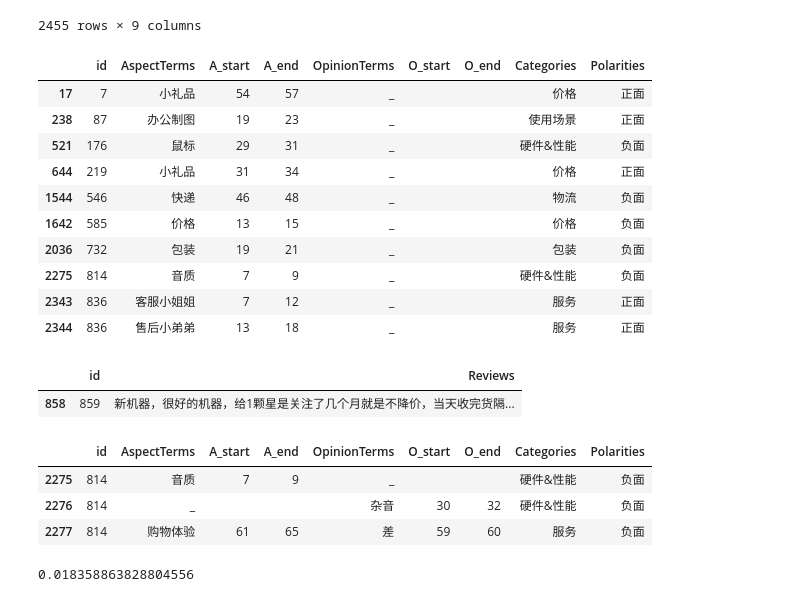
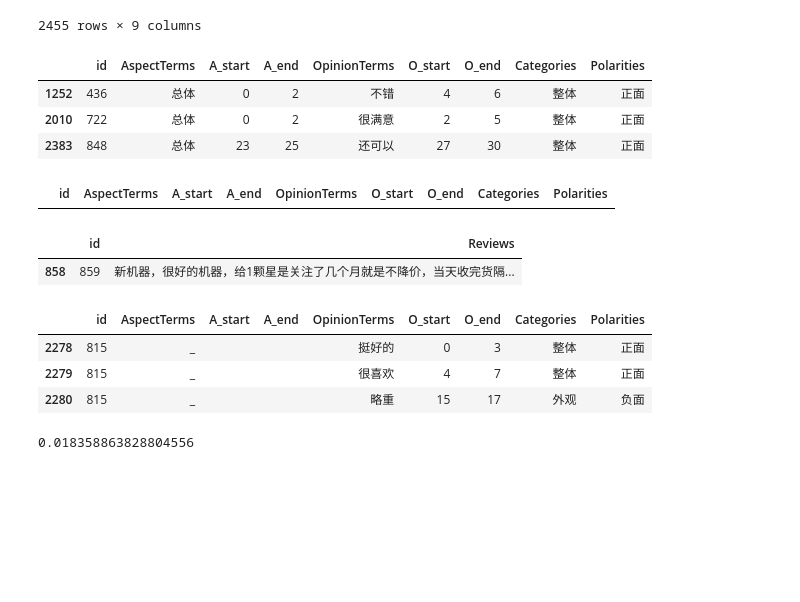
Before and after one commit to zhusleep/comments_miner, a Jupyter notebook: EDA.ipynb, the cells around one changed output. Saved outputs shown, nothing was run; the diff lists cells and outputs as text; code cells hidden in the pictures; blank space fills up the shorter version.

```diff
--- a/EDA.ipynb
+++ b/EDA.ipynb
@@ -10,5 +13,5 @@ labels = pd.read_csv('TRAIN/Train_laptop_labels.csv')
 # %%
-labels = pd.read_csv('TRAIN/Train_makeup_labels.csv')
+train2 = pd.read_csv('TRAIN/Train_reviews.csv')
 # %%
 labels.shape
 # %% [output]
@@ -137,31 +140,28 @@ for index, row in train.iterrows():
         train_dict[row['id']] = row['Reviews']
 label_group = labels.groupby(['id','AspectTerms'],as_index=False)['Categories'].count()
 # %%
-labels[(labels.AspectTerms!='_')&(labels.OpinionTerms=='_')]
+labels[(labels.AspectTerms=='总体')]#&(labels.OpinionTerms=='_')]
 # %% [output]
 |  | id | AspectTerms | A_start | A_end | OpinionTerms | O_start | O_end | Categories | Polarities |
-| 17 | 7 | 小礼品 | 54 | 57 | _ |  |  | 价格 | 正面 |
-| 238 | 87 | 办公制图 | 19 | 23 | _ |  |  | 使用场景 | 正面 |
-| 521 | 176 | 鼠标 | 29 | 31 | _ |  |  | 硬件&性能 | 负面 |
-| 644 | 219 | 小礼品 | 31 | 34 | _ |  |  | 价格 | 正面 |
-| 1544 | 546 | 快递 | 46 | 48 | _ |  |  | 物流 | 负面 |
-| 1642 | 585 | 价格 | 13 | 15 | _ |  |  | 价格 | 负面 |
-| 2036 | 732 | 包装 | 19 | 21 | _ |  |  | 包装 | 负面 |
-| 2275 | 814 | 音质 | 7 | 9 | _ |  |  | 硬件&性能 | 负面 |
-| 2343 | 836 | 客服小姐姐 | 7 | 12 | _ |  |  | 服务 | 正面 |
-| 2344 | 836 | 售后小弟弟 | 13 | 18 | _ |  |  | 服务 | 正面 |
+| 1252 | 436 | 总体 | 0 | 2 | 不错 | 4 | 6 | 整体 | 正面 |
+| 2010 | 722 | 总体 | 0 | 2 | 很满意 | 2 | 5 | 整体 | 正面 |
+| 2383 | 848 | 总体 | 23 | 25 | 还可以 | 27 | 30 | 整体 | 正面 |
+# %%
+labels_makeup[(labels_makeup.OpinionTerms=='总体感觉')]
+# %% [output]
+|  | id | AspectTerms | A_start | A_end | OpinionTerms | O_start | O_end | Categories | Polarities |
 # %%
 train[train.id==859]
 # %% [output]
 |  | id | Reviews |
 | 858 | 859 | 新机器，很好的机器，给1颗星是关注了几个月就是不降价，当天收完货隔... |
 # %%
-labels[labels.id==814]
+labels[labels.id==815]
 # %% [output]
 |  | id | AspectTerms | A_start | A_end | OpinionTerms | O_start | O_end | Categories | Polarities |
-| 2275 | 814 | 音质 | 7 | 9 | _ |  |  | 硬件&性能 | 负面 |
-| 2276 | 814 | _ |  |  | 杂音 | 30 | 32 | 硬件&性能 | 负面 |
-| 2277 | 814 | 购物体验 | 61 | 65 | 差 | 59 | 60 | 服务 | 负面 |
+| 2278 | 815 | _ |  |  | 挺好的 | 0 | 3 | 整体 | 正面 |
+| 2279 | 815 | _ |  |  | 很喜欢 | 4 | 7 | 整体 | 正面 |
+| 2280 | 815 | _ |  |  | 略重 | 15 | 17 | 外观 | 负面 |
 # %%
 labels[(labels.AspectTerms!='_')&(labels.OpinionTerms=='_')].shape[0]/labels.shape[0]
 # %% [output]
```
Also changed, not shown: parts of 6 cells of this notebook, 53 other files.
